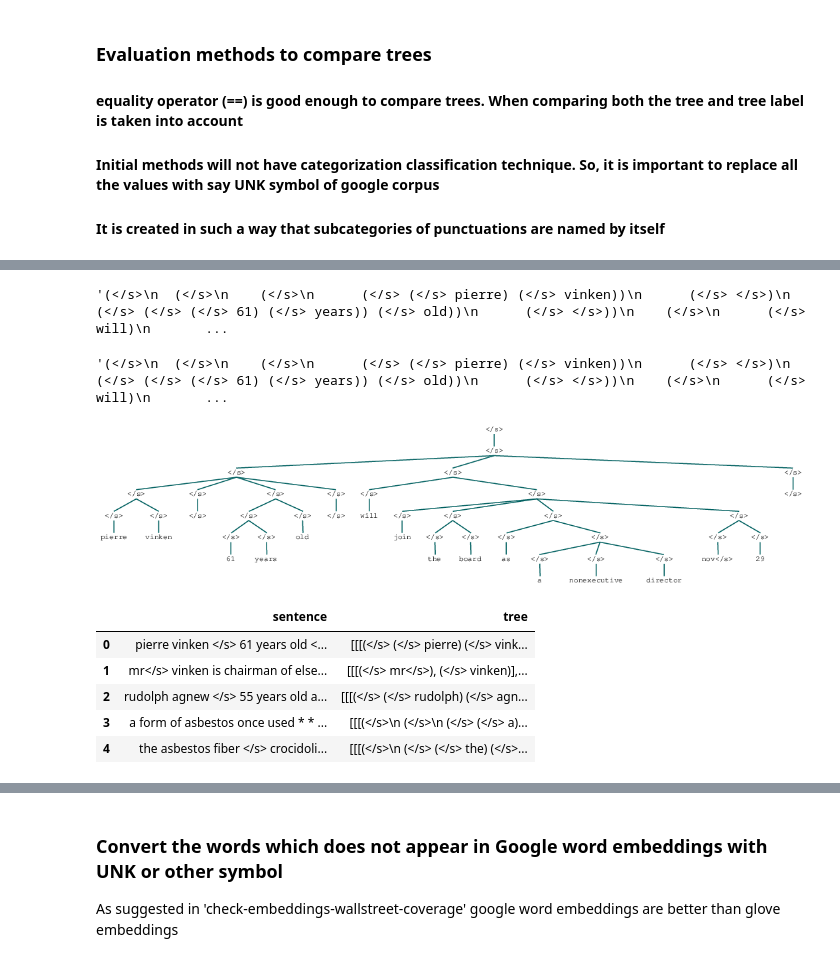
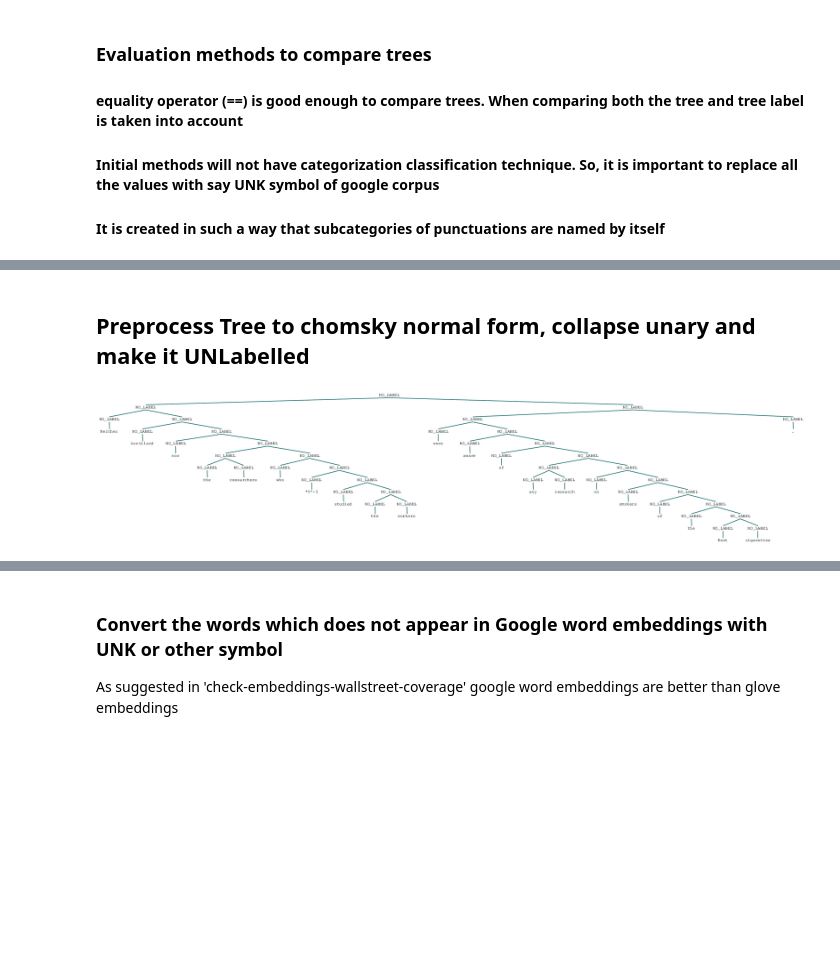
Before and after one commit to Kandy16/constituency-parsing, a Jupyter notebook: pre-processing/wallstreet-journal-data-preprocessing.ipynb, the cells around one changed output, grey strips where cells are left out. Cells and saved outputs as stored; diff of their text form; code cells hidden in the pictures; blank space fills up the shorter version.

```diff
--- a/pre-processing/wallstreet-journal-data-preprocessing.ipynb
+++ b/pre-processing/wallstreet-journal-data-preprocessing.ipynb
@@ -55,12 +55,3 @@ No. of trees:  49208
 #### equality operator (==) is good enough to compare trees. When comparing both the tree and tree label is taken into account
 #### Initial methods will not have categorization classification technique. So, it is important to replace all the values with say UNK symbol of google corpus
 #### It is created in such a way that subcategories of punctuations are named by itself
-# %%
-## getting the category list
-
-categories_set = set()
-for tree in trees:
-    for sub_tree in tree.subtrees():
-        categories_set.add(sub_tree.label())
-        #sub_tree = sub_tree.set_label('DC')
-print(categories_set)
@@ -114,33 +58,36 @@ categories_list
-# %%
-#convert everything to lowercase
-# use regular expression to replace the category set with UNK symbol of google corpus
-UNK = '</s>' # this is the symbol for UNK in google corpus
-
-big_regex = re.compile('|'.join(map(re.escape, categories_list)))
-the_message = big_regex.sub(UNK, str(trees[0]))
-the_message.lower()
-# %% [output]
-'(</s>\n  (</s>\n    (</s>\n      (</s> (</s> pierre) (</s> vinken))\n      (</s> </s>)\n      (</s> (</s> (</s> 61) (</s> years)) (</s> old))\n      (</s> </s>))\n    (</s>\n      (</s> will)\n       ...
-# %%
-trees_no_categories = [big_regex.sub(UNK, str(tree)).lower() for tree in trees]
-trees_no_categories[0]
-# %% [output]
-'(</s>\n  (</s>\n    (</s>\n      (</s> (</s> pierre) (</s> vinken))\n      (</s> </s>)\n      (</s> (</s> (</s> 61) (</s> years)) (</s> old))\n      (</s> </s>))\n    (</s>\n      (</s> will)\n       ...
-# %%
-temp_trees = [nltk.Tree.fromstring(tree_string) for tree_string in trees_no_categories]
-temp_trees[0]
-# %% [output]
-[figure, removed]
-# %%
-# when list is serialized it is messy. So convert it into a sentence and save it
-
-treesDict = [{'sentence': ' '.join(tree.leaves()), 'tree':tree} for tree in temp_trees]
-treeDataframe = pd.DataFrame(data=treesDict, columns=['sentence', 'tree'])
-treeDataframe.head()
-# %% [output]
-|  | sentence | tree |
-| 0 | pierre vinken </s> 61 years old <... | [[[(</s> (</s> pierre) (</s> vink... |
-| 1 | mr</s> vinken is chairman of else... | [[[(</s> mr</s>), (</s> vinken)],... |
-| 2 | rudolph agnew </s> 55 years old a... | [[[(</s> (</s> rudolph) (</s> agn... |
-| 3 | a form of asbestos once used * * ... | [[[(</s>\n (</s>\n (</s> (</s> a)... |
-| 4 | the asbestos fiber </s> crocidoli... | [[[(</s>\n (</s> (</s> the) (</s>... |
+# %% [markdown]
+## Preprocess Tree to chomsky normal form, collapse unary and make it UNLabelled
+# %%
+NO_LABEL = 'NO_LABEL'
+
+def set_no_label(tree):
+    if(type(tree[0]) == type('a string')):
+        # we have reached the bottom most parent
+        tree.set_label(NO_LABEL)
+        return
+
+    # accesses the left child
+    set_no_label(tree[0])
+
+    # accesses the right child
+    set_no_label(tree[1])
+
+    tree.set_label(NO_LABEL)
+
+
+def preprocess_tree(tree):
+
+    # set chomsky normal form
+    tree.chomsky_normal_form()
+    # merge the unary branches
+    tree.collapse_unary(collapsePOS=True, collapseRoot=True)
+    # set the label with 'NO_LABEL'
+    set_no_label(tree)
+
+#temp_trees = [preprocess_tree(tree) for tree in trees]
+#temp_trees[0]
+tree = trees[10]
+preprocess_tree(tree)
+tree
+# %% [output]
+[figure, added]
```
Also changed, not shown: parts of 20 cells of this notebook, 2 other files.
